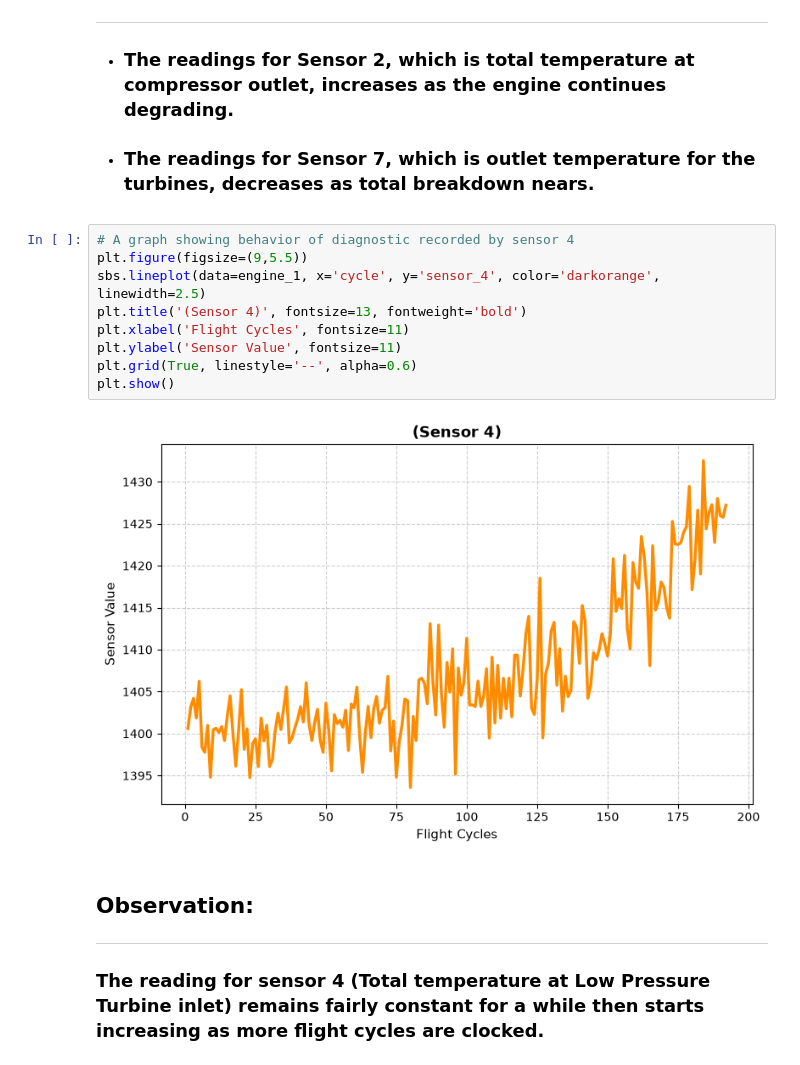
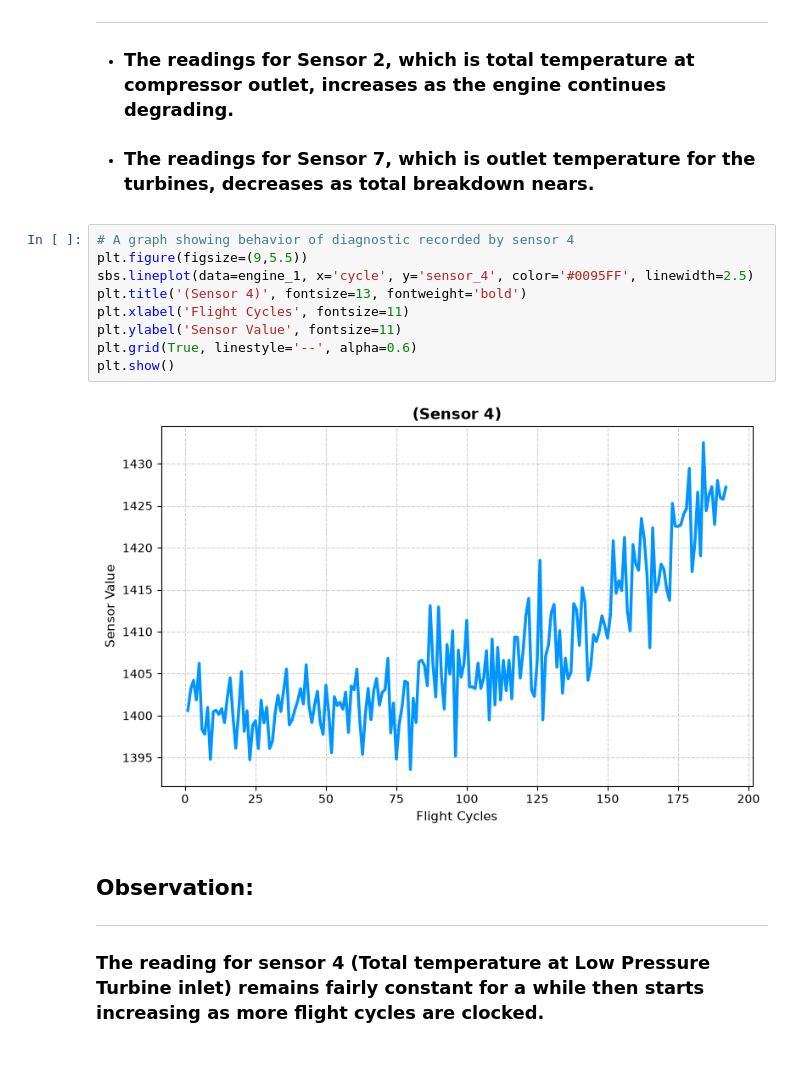
Before and after one commit to Babji-1/aeroguard-predictor, a Jupyter notebook: notebook.ipynb, the cells around one changed output. Drawn from its saved outputs; the diff is of its cells as text.

```diff
--- a/notebook.ipynb
+++ b/notebook.ipynb
@@ -196,14 +194,14 @@ plt.show()
 # %%
 # A graph showing behavior of diagnostic recorded by sensor 4
 plt.figure(figsize=(9,5.5))
-sbs.lineplot(data=engine_1, x='cycle', y='sensor_4', color='darkorange', linewidth=2.5)
+sbs.lineplot(data=engine_1, x='cycle', y='sensor_4', color='#0095FF', linewidth=2.5)
 plt.title('(Sensor 4)', fontsize=13, fontweight='bold')
 plt.xlabel('Flight Cycles', fontsize=11)
 plt.ylabel('Sensor Value', fontsize=11)
 plt.grid(True, linestyle='--', alpha=0.6)
 plt.show()
 # %% [output]
-[figure, old version]
+[figure, new version]
 # %% [markdown]
 ## Observation:
 ---
```
Also changed, not shown: parts of 2 cells of this notebook.
